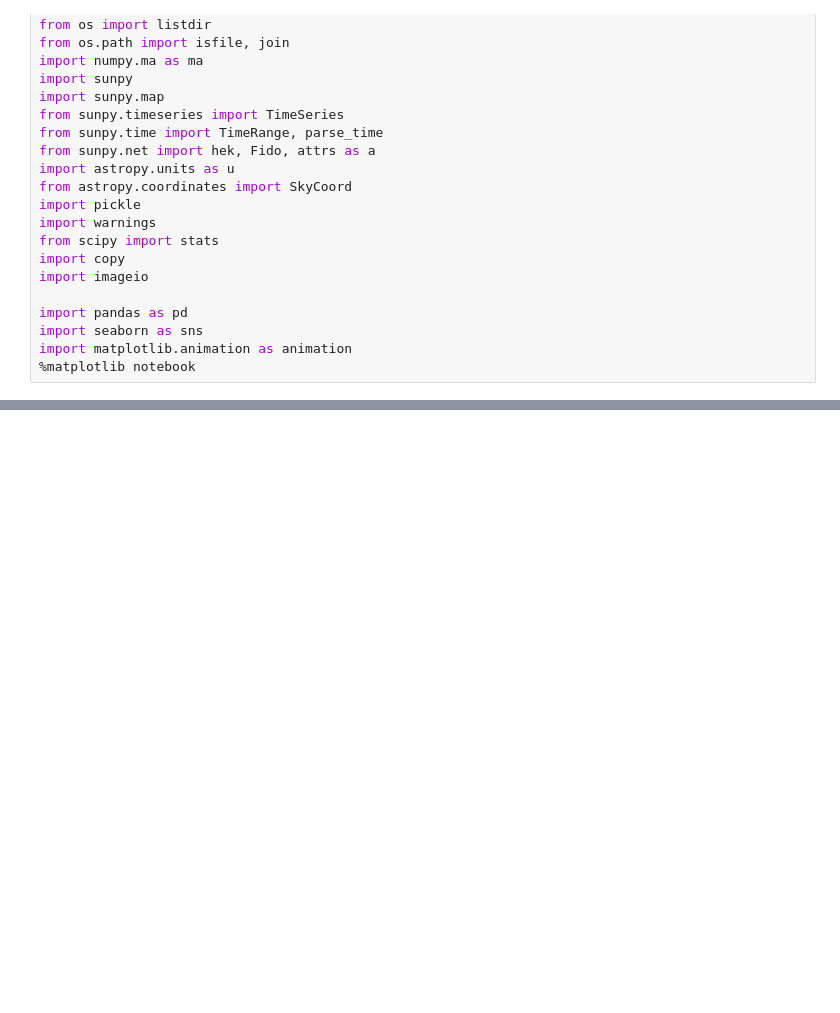
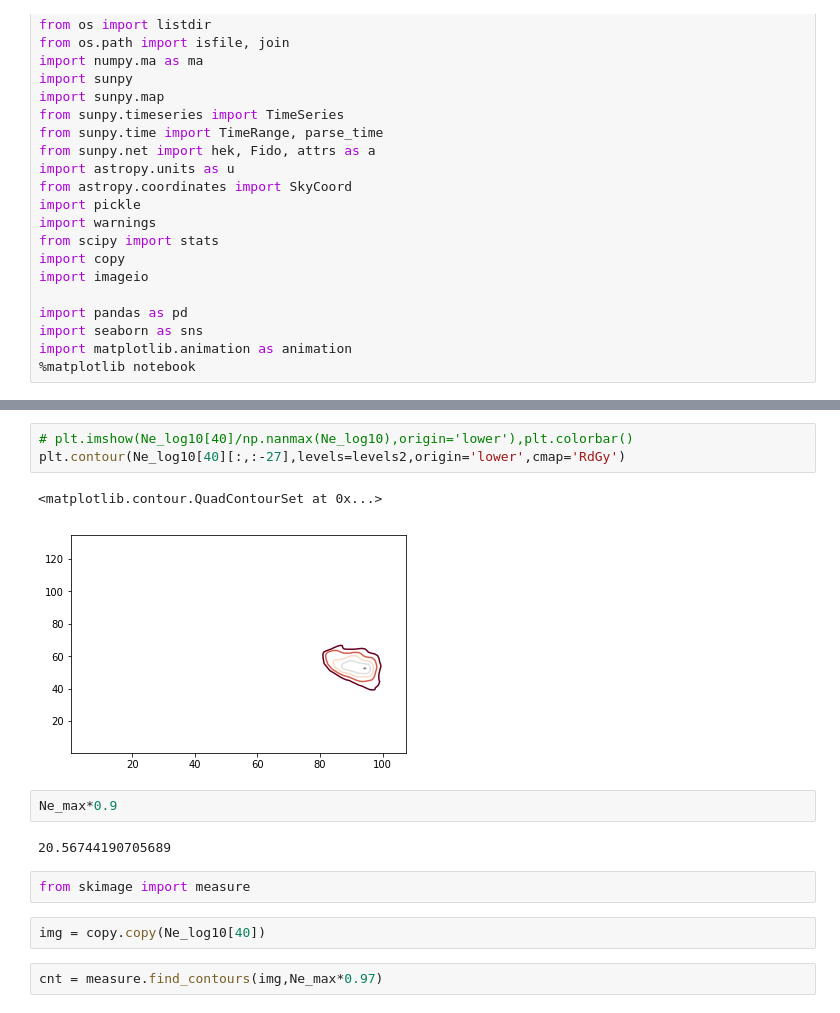
Before and after one commit to jcguevarag/sep2010_thomson, a Jupyter notebook: Ne_plots.ipynb, the cells around one changed output, grey strips where cells are left out. Cells and saved outputs as stored; diff of their text form; blank space fills up the shorter version.

```diff
--- a/Ne_plots.ipynb
+++ b/Ne_plots.ipynb
@@ -87,0 +92,16 @@ plt.show()
+# %%
+# plt.imshow(Ne_log10[40]/np.nanmax(Ne_log10),origin='lower'),plt.colorbar()
+plt.contour(Ne_log10[40][:,:-27],levels=levels2,origin='lower',cmap='RdGy')
+# %% [output]
+<matplotlib.contour.QuadContourSet at 0x...>
+[figure, added]
+# %%
+Ne_max*0.9
+# %% [output]
+20.56744190705689
+# %%
+from skimage import measure
+# %%
+img = copy.copy(Ne_log10[40])
+# %%
+cnt = measure.find_contours(img,Ne_max*0.97)
```
Also changed, not shown: parts of 15 cells of this notebook.
